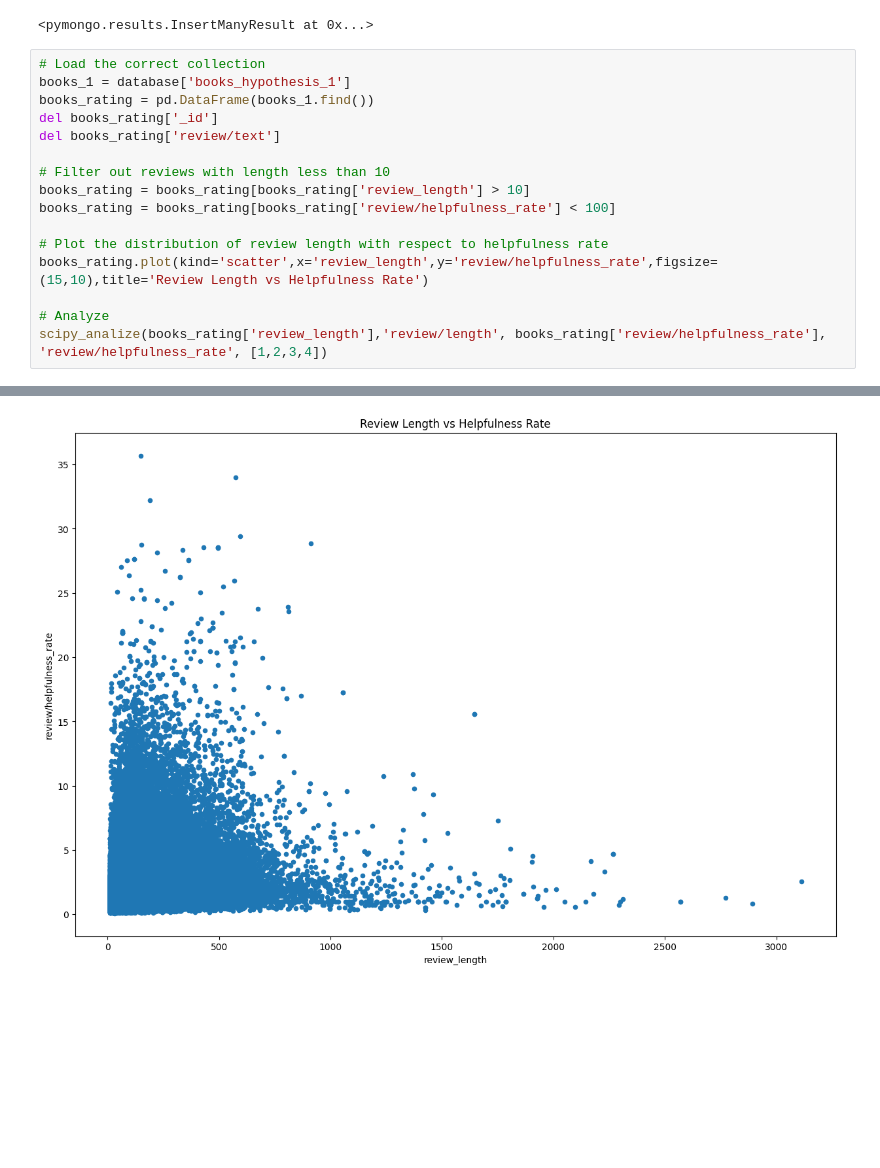
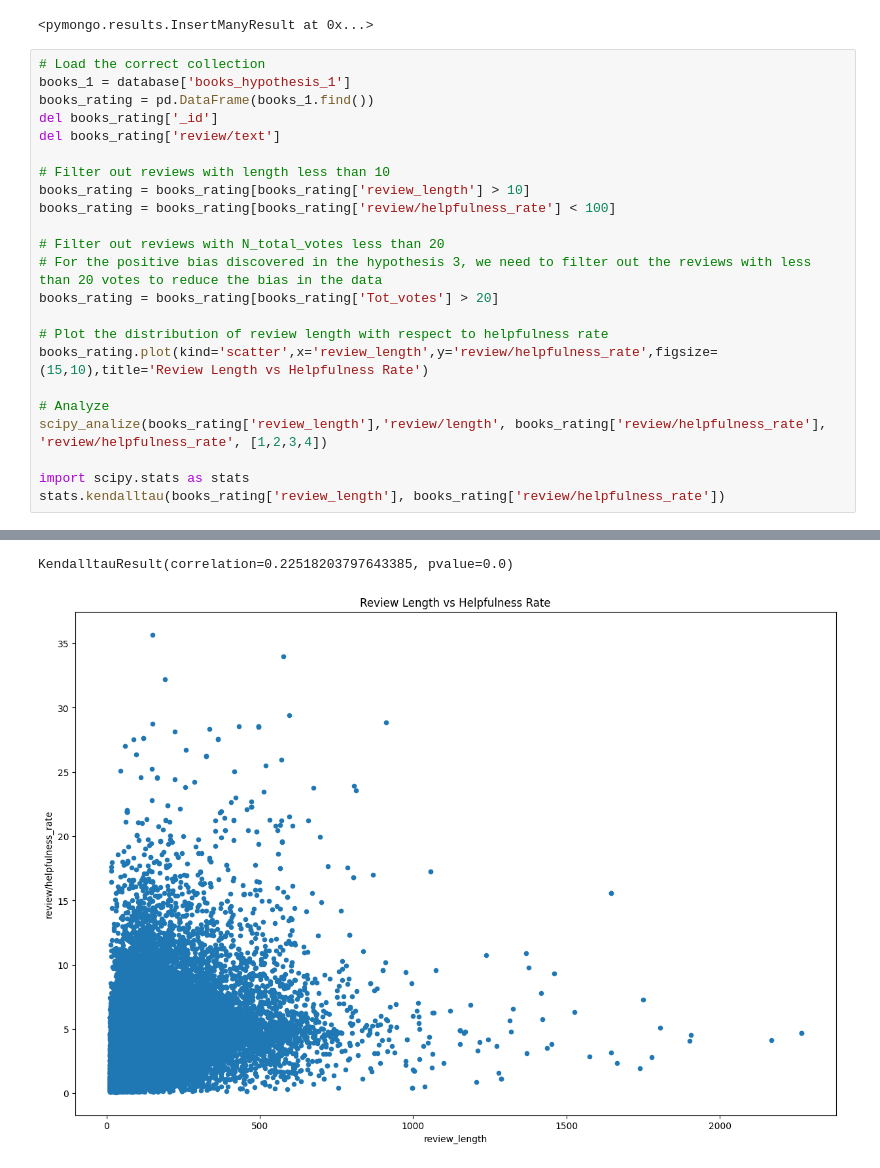
Before and after one commit to AndreaAlberti07/Amazon-books-reviews-ML, a Jupyter notebook: notebooks/hypotesis_testing/hypothesis_1.ipynb, the cells around one changed output, grey strips where cells are left out. Saved outputs shown, nothing was run; the diff lists cells and outputs as text; blank space fills up the shorter version.

Commit message:
hypothesis 1: bins analysis #6

```diff
--- a/notebooks/hypotesis_testing/hypothesis_1.ipynb
+++ b/notebooks/hypotesis_testing/hypothesis_1.ipynb
@@ -112,11 +112,18 @@ del books_rating['review/text']
 books_rating = books_rating[books_rating['review_length'] > 10]
 books_rating = books_rating[books_rating['review/helpfulness_rate'] < 100]
 
+# Filter out reviews with N_total_votes less than 20
+# For the positive bias discovered in the hypothesis 3, we need to filter out the reviews with less than 20 votes to reduce the bias in the data
+books_rating = books_rating[books_rating['Tot_votes'] > 20]
+
 # Plot the distribution of review length with respect to helpfulness rate
 books_rating.plot(kind='scatter',x='review_length',y='review/helpfulness_rate',figsize=(15,10),title='Review Length vs Helpfulness Rate')
 
 # Analyze
 scipy_analize(books_rating['review_length'],'review/length', books_rating['review/helpfulness_rate'], 'review/helpfulness_rate', [1,2,3,4])
+
+import scipy.stats as stats
+stats.kendalltau(books_rating['review_length'], books_rating['review/helpfulness_rate'])
 # %% [output]
 The p-value for normality test of review/length is 0.0. The data is not normally distributed.
 The p-value for normality test of review/helpfulness_rate is 0.0. The data is not normally distributed.
@@ -125,3 +132,4 @@ The p-value for correlation value: 0.271311678663446 between review/length and r
 The p-value for Kolmogorov-Smirnov test between review/length and review/helpfulness_rate is 0.0. The two variables do not follow the same distribution.
 The p-value for Chi-Square test between review/length and review/helpfulness_rate is 0.0. The two variables are not independent.
+KendalltauResult(correlation=0.22518203797643385, pvalue=0.0)
-[figure, old version]
+[figure, new version]
```
Also changed, not shown: parts of 5 cells of this notebook.
